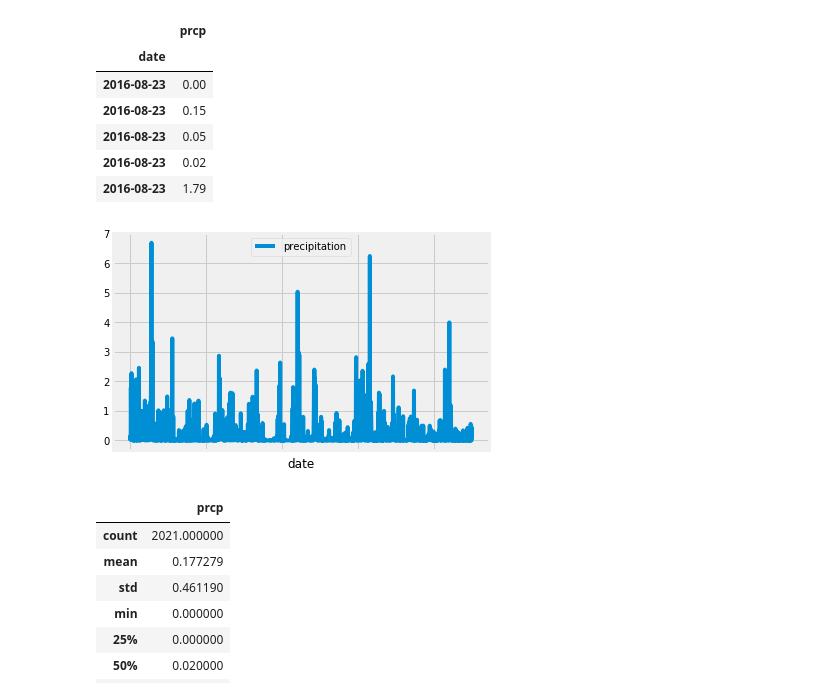
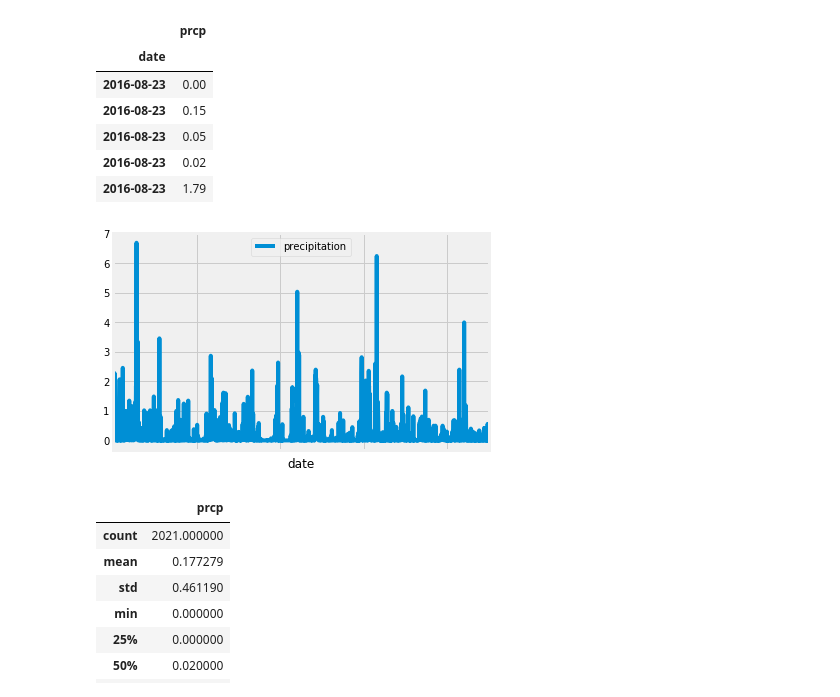
Before and after one commit to koudash/Surfs-up-Hawaii, a Jupyter notebook: climate.ipynb, the cells around one changed output. Saved outputs shown, nothing was run; the diff lists cells and outputs as text; code cells hidden in the pictures.

Commit message:
replot the figure and save without cropping

```diff
--- a/climate.ipynb
+++ b/climate.ipynb
@@ -116,20 +116,23 @@ prcp_df.head()
 # %%
 # Use Pandas Plotting with Matplotlib to plot the data
 prcp_plt = prcp_df.plot()
 
 # Set density of x-ticks
 prcp_plt.set_xticks(np.arange(0, len(prcp_df), len(prcp_df)/4.5))
 
+# Hide x-ticks labels
+prcp_plt.set_xticklabels([])
+
 # # Set location of figure legend
 prcp_plt.legend(['precipitation'], loc=9)
 
 # Save figure
-plt.savefig("Output_Data/prcp_1yr.png", dpi=300)
+plt.savefig("./static/images/prcp_1yr.png", dpi=300)
 
 # Show figure
 plt.show()
 # %% [output]
-[figure, old version]
+[figure, new version]
 # %%
 # Display the summary statistics for precipitation data
 prcp_df.describe()
```
Also changed, not shown: parts of 3 cells of this notebook, 4 other files.
